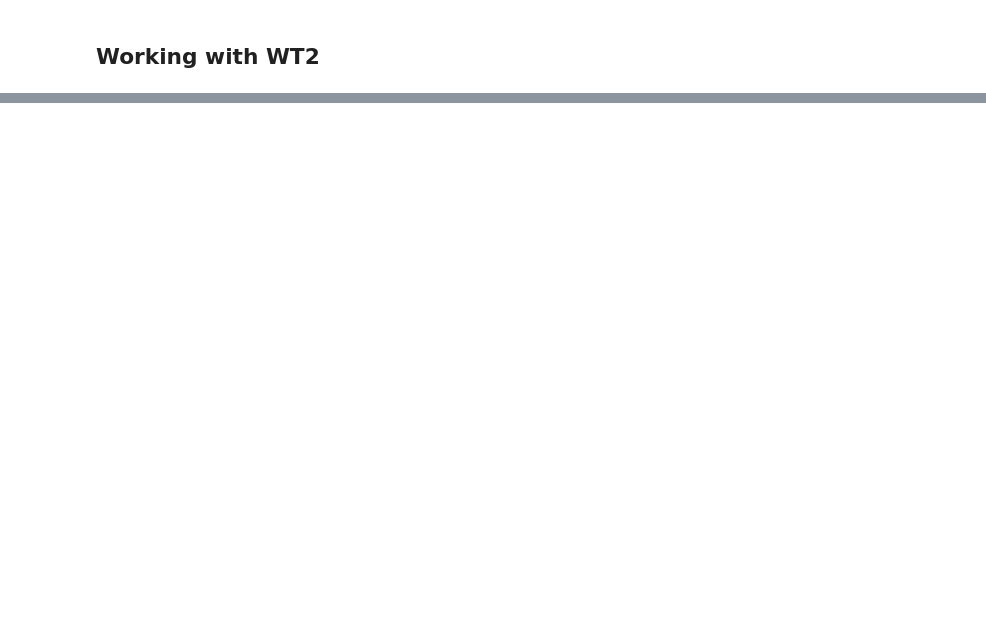
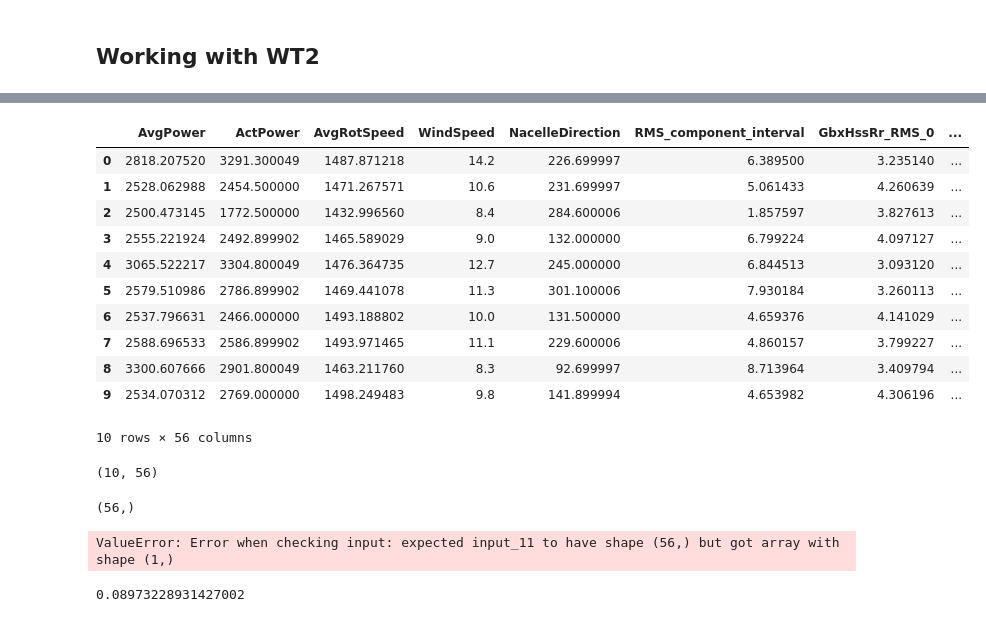
Before and after one commit to StianIsmar/master-thesis, a Jupyter notebook: src/models/Stian_Autodecoder.ipynb, the cells around one changed output, grey strips where cells are left out. Cells and saved outputs as stored; diff of their text form; code cells hidden in the pictures; blank space fills up the shorter version.

Commit message:
Reading in fake datapoints and testing on trained model

```diff
--- a/src/models/Stian_Autodecoder.ipynb
+++ b/src/models/Stian_Autodecoder.ipynb
@@ -197,0 +200,42 @@ dict_keys(['val_loss', 'loss'])
+# %%
+df_fake = pd.read_csv('../utils/fake_data_points.csv')
+df_fake
+# %% [output]
+|  | AvgPower | ActPower | AvgRotSpeed | WindSpeed | NacelleDirection | RMS_component_interval | GbxHssRr_RMS_0 | ... |
+| 0 | 2818.207520 | 3291.300049 | 1487.871218 | 14.2 | 226.699997 | 6.389500 | 3.235140 | ... |
+| 1 | 2528.062988 | 2454.500000 | 1471.267571 | 10.6 | 231.699997 | 5.061433 | 4.260639 | ... |
+| 2 | 2500.473145 | 1772.500000 | 1432.996560 | 8.4 | 284.600006 | 1.857597 | 3.827613 | ... |
+| 3 | 2555.221924 | 2492.899902 | 1465.589029 | 9.0 | 132.000000 | 6.799224 | 4.097127 | ... |
+| 4 | 3065.522217 | 3304.800049 | 1476.364735 | 12.7 | 245.000000 | 6.844513 | 3.093120 | ... |
+| 5 | 2579.510986 | 2786.899902 | 1469.441078 | 11.3 | 301.100006 | 7.930184 | 3.260113 | ... |
+| 6 | 2537.796631 | 2466.000000 | 1493.188802 | 10.0 | 131.500000 | 4.659376 | 4.141029 | ... |
+| 7 | 2588.696533 | 2586.899902 | 1493.971465 | 11.1 | 229.600006 | 4.860157 | 3.799227 | ... |
+| 8 | 3300.607666 | 2901.800049 | 1463.211760 | 8.3 | 92.699997 | 8.713964 | 3.409794 | ... |
+| 9 | 2534.070312 | 2769.000000 | 1498.249483 | 9.8 | 141.899994 | 4.653982 | 4.306196 | ... |
+10 rows × 56 columns
+# %%
+a = np.array(df_fake)
+a.shape
+# %% [output]
+(10, 56)
+# %%
+scaler = MinMaxScaler()
+scaled_data2_fake = scaler.fit_transform(df_fake)
+df_2_scaled_fake = pd.DataFrame(scaled_data2_fake,columns = df_fake.columns)
+df_2_scaled_fake
+a = np.array(df_2_scaled_fake)
+
+print(a[0].T.shape)
+for i in range(a.shape[1]):
+    result = autoencoder.evaluate(a[i].T,a[i].T,batch_size = 1)
+    print(result)
+    print( )
+    # Fiks dette!
+# %% [output]
+(56,)
+ValueError: Error when checking input: expected input_11 to have shape (56,) but got array with shape (1,)
+# %%
+result = autoencoder.evaluate(a,a,batch_size = 10)
+result
+# %% [output]
+0.08973228931427002
```
Also changed, not shown: parts of 9 cells of this notebook.
